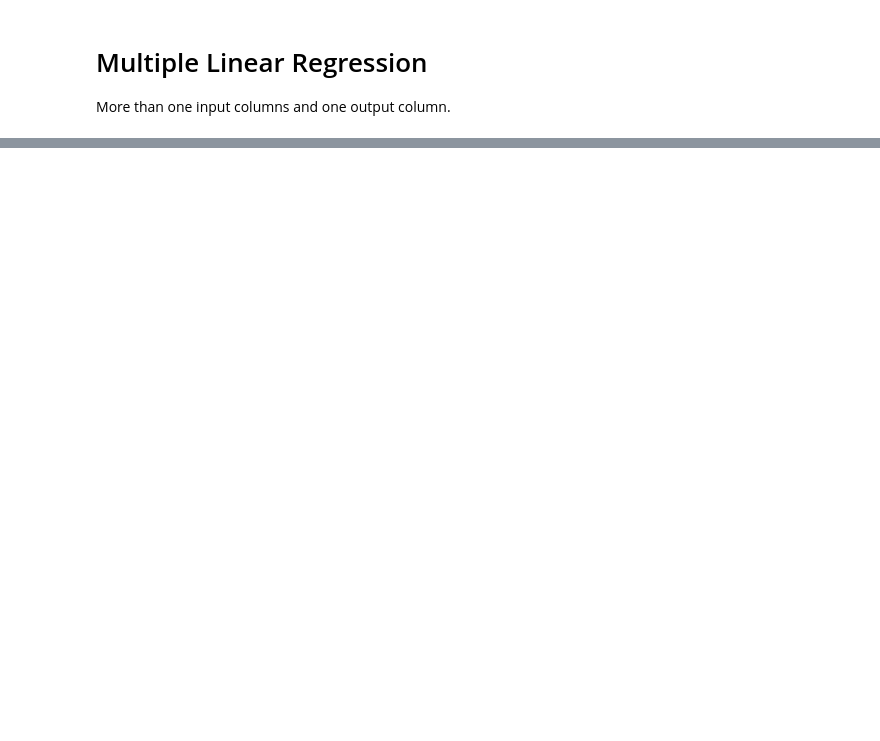
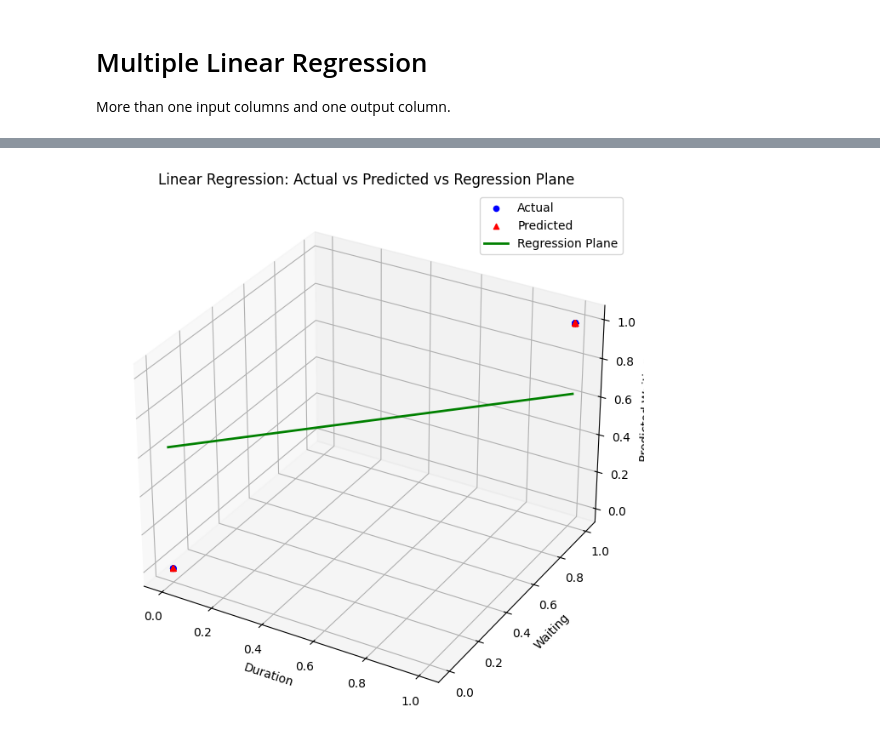
Before and after one commit to SagarChhabriya/K-Discovery-LR, a Jupyter notebook: MLR.ipynb, the cells around one changed output, grey strips where cells are left out. Drawn from its saved outputs; the diff is of its cells as text; code cells hidden in the pictures; blank space fills up the shorter version.

```diff
--- a/MLR.ipynb
+++ b/MLR.ipynb
@@ -27,0 +138,36 @@ data
+# %%
+import matplotlib.pyplot as plt
+from mpl_toolkits.mplot3d import Axes3D
+
+# Plotting the 3D visualization
+fig = plt.figure(figsize=(10, 8))
+ax = fig.add_subplot(111, projection='3d')
+
+# # Plot actual data points
+ax.scatter(X_test['duration'], X_test['waiting'], Y_test, c='blue', marker='o', label='Actual')
+
+# # Plot predicted values
+ax.scatter(X_test['duration'], X_test['waiting'], y_pred, c='red', marker='^', label='Predicted')
+
+# # Plot the regression plane (approximation with a linear fit)
+# # You can add more sophisticated surface fitting if needed
+# ax.plot_trisurf(X_test['duration'], X_test['waiting'], y_pred, alpha=0.3, color='green', label='Regression Plane')
+
+# Add a regression plane (simplest approach - a flat plane at mean of y_pred)
+mean_y_pred = y_pred.mean()
+ax.plot([X_test['duration'].min(), X_test['duration'].max()],
+        [X_test['waiting'].min(), X_test['waiting'].max()],
+        [mean_y_pred, mean_y_pred], color='green', linestyle='-', linewidth=2, label='Regression Plane')
+
+
+
+ax.set_xlabel('Duration')
+ax.set_ylabel('Waiting')
+ax.set_zlabel('Predicted Waiting')
+ax.set_title('Linear Regression: Actual vs Predicted vs Regression Plane')
+
+plt.legend()
+plt.show()
+fig.tight_layout()
+# %% [output]
+[figure, added]
```
Also changed, not shown: parts of 18 cells of this notebook.
